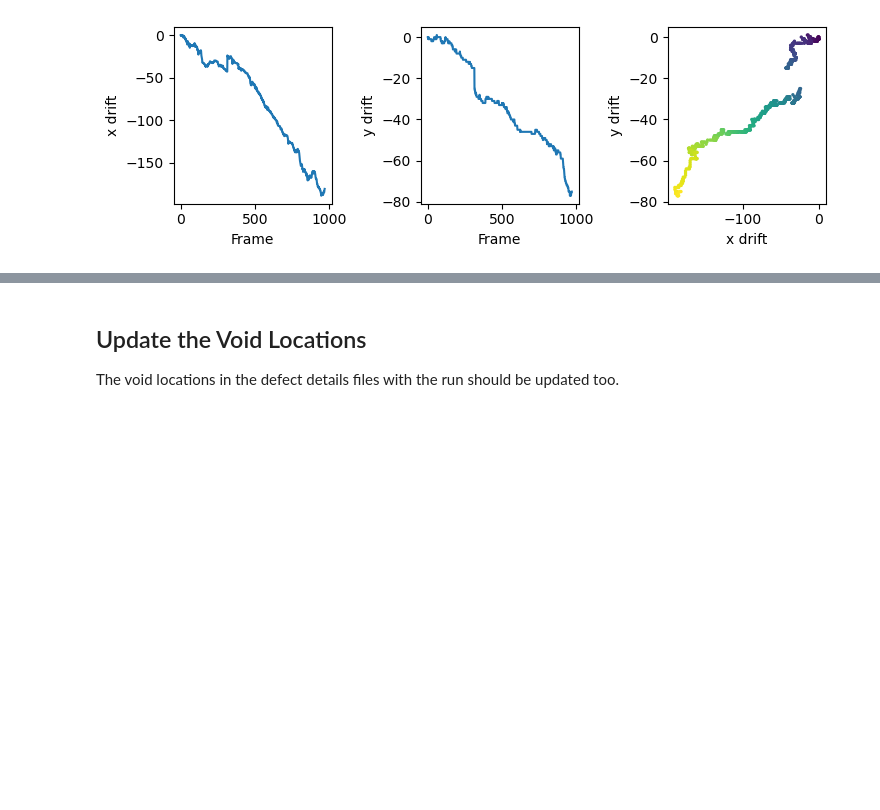
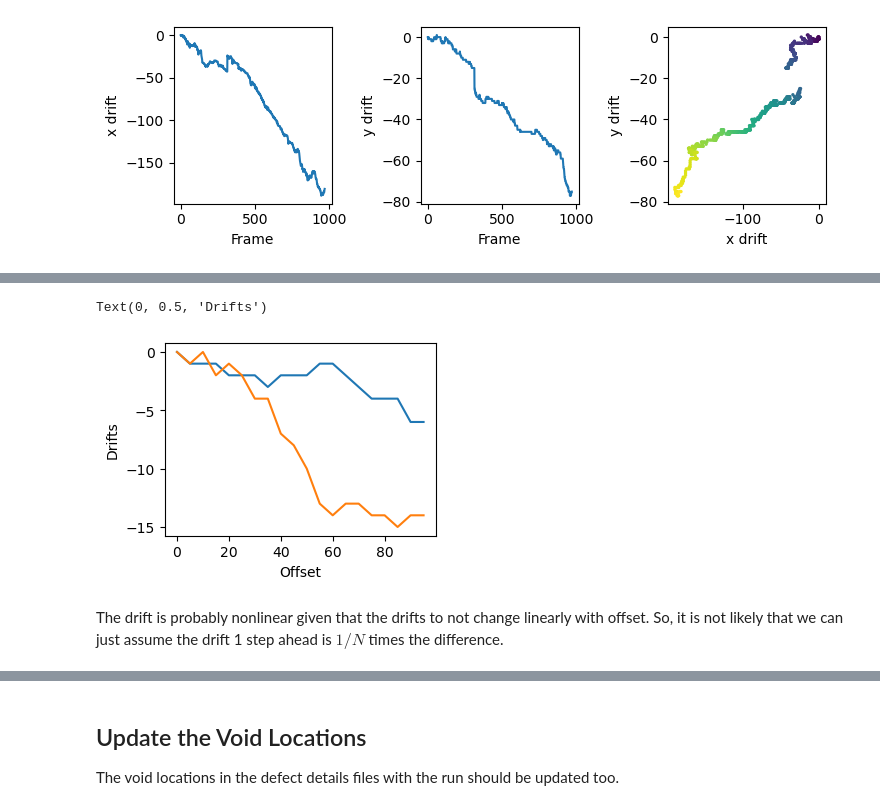
Before and after one commit to ivem-argonne/learning-damage-dynamics, a Jupyter notebook: 0_drift-correction/0_align-with-ffts.ipynb, the cells around one changed output, grey strips where cells are left out. Saved outputs shown, nothing was run; the diff lists cells and outputs as text; code cells hidden in the pictures; blank space fills up the shorter version.

```diff
--- a/0_drift-correction/0_align-with-ffts.ipynb
+++ b/0_drift-correction/0_align-with-ffts.ipynb
@@ -119,5 +132,5 @@ We can now compute the drift between successive images in the stack to get the t
 # %%
 stepwise_drifts = [
-    compute_drift(imageio.v3.imread(x), imageio.v3.imread(y))[0]
+    compute_drift(imread_fun(x), imread_fun(y))[0]
     for x, y in tqdm(zip(images, images[1:]))
 ]
@@ -150,0 +170,21 @@ fig.savefig(out_directory / 'figures/drift-from-fft.png', dpi=320)
+# %%
+offsets = list(range(0, 100, 5))
+drifts = [
+    compute_drift(image_1, imread_fun(images[i]))[0]
+    for i in tqdm(offsets)
+]
+# %%
+drifts = np.array(drifts)
+# %%
+fig, ax = plt.subplots(figsize=(3.5, 2.5))
+
+ax.plot(offsets, drifts[:, 0], label='x')
+ax.plot(offsets, drifts[:, 1], label='y')
+
+ax.set_xlabel('Offset')
+ax.set_ylabel('Drifts')
+# %% [output]
+Text(0, 0.5, 'Drifts')
+[figure, added]
+# %% [markdown]
+The drift is probably nonlinear given that the drifts to not change linearly with offset. So, it is not likely that we can just assume the drift 1 step ahead is $1/N$ times the difference.
```
Also changed, not shown: parts of 29 cells of this notebook.
